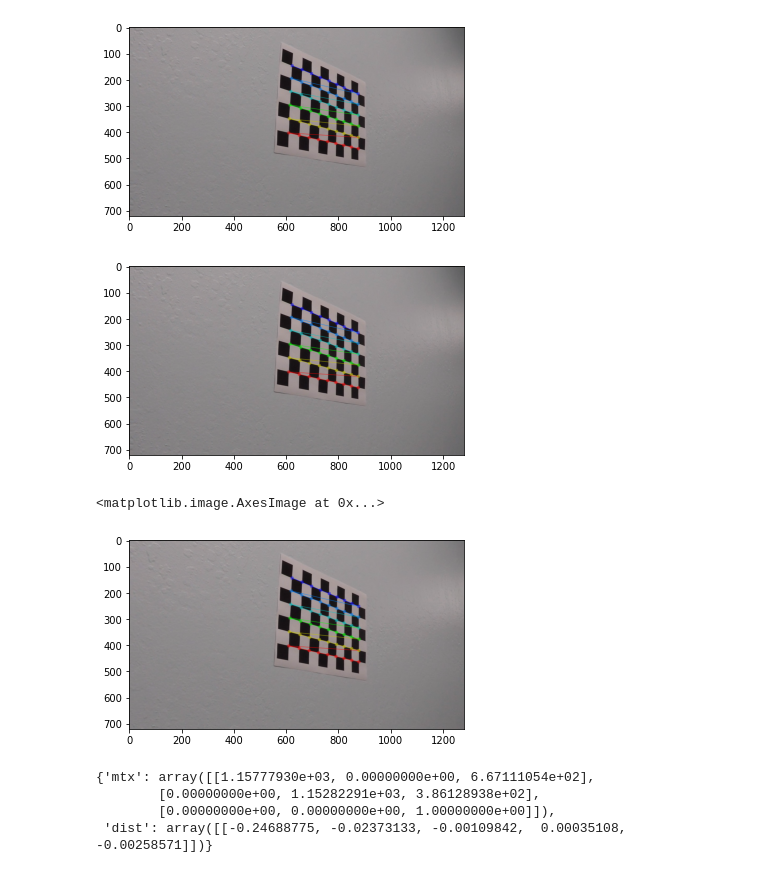
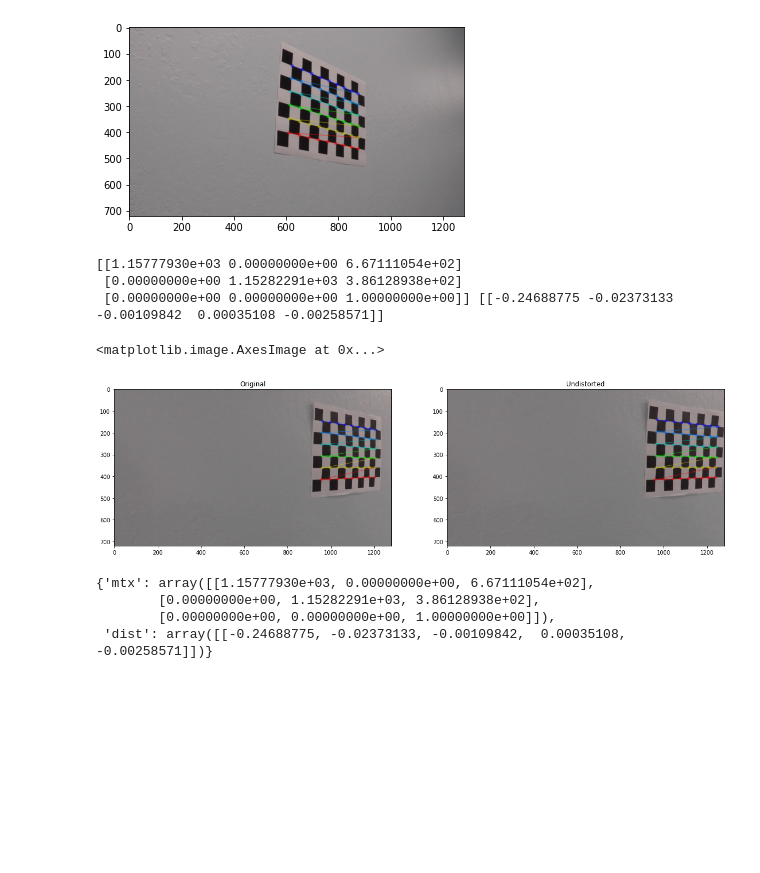
Before and after one commit to SaAmiBo/CarND-Advanced-Lane-Lines, a Jupyter notebook: Code/Calibration.ipynb, the cells around one changed output. Drawn from its saved outputs; the diff is of its cells as text; code cells hidden in the pictures; blank space fills up the shorter version.

```diff
--- a/Code/Calibration.ipynb
+++ b/Code/Calibration.ipynb
@@ -90,19 +90,26 @@ for imgname in images:
 [figure]
 # %%
 ret, mtx, dist, _, _ = cv2.calibrateCamera(objpoints, imgpoints, img_size, None, None)
+# %%
+print(mtx, dist)
+# %% [output]
+[[1.15777930e+03 0.00000000e+00 6.67111054e+02]
+ [0.00000000e+00 1.15282291e+03 3.86128938e+02]
+ [0.00000000e+00 0.00000000e+00 1.00000000e+00]] [[-0.24688775 -0.02373133 -0.00109842  0.00035108 -0.00258571]]
 # %%
 def undistort(img):
     undist_img = cv2.undistort(img, mtx, dist, None, mtx)
 
     return undist_img
-# %%
-plt.imshow(img)
-plt.show()
-plt.imshow(undistort(img))
-# %% [output]
-[figure, removed]
-<matplotlib.image.AxesImage at 0x...>
-[figure, removed]
+# %%
+f, (ax1,ax2) = plt.subplots(1,2, figsize=(20,10))
+ax1.set_title("Original")
+ax1.imshow(img)
+ax2.set_title("Undistorted")
+ax2.imshow(undistort(img))
+# %% [output]
+<matplotlib.image.AxesImage at 0x...>
+[figure, added]
 # %%
 cal_info = {}
 cal_info["mtx"] = mtx
```
Also changed, not shown: parts of 2 cells of this notebook, 1 other file.
